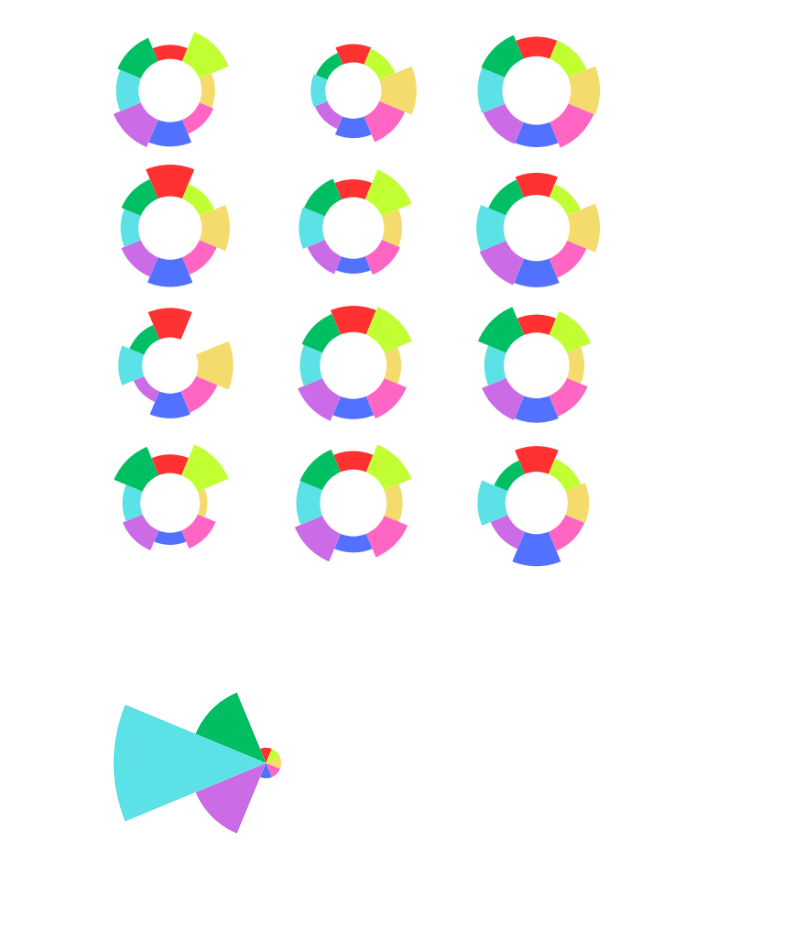
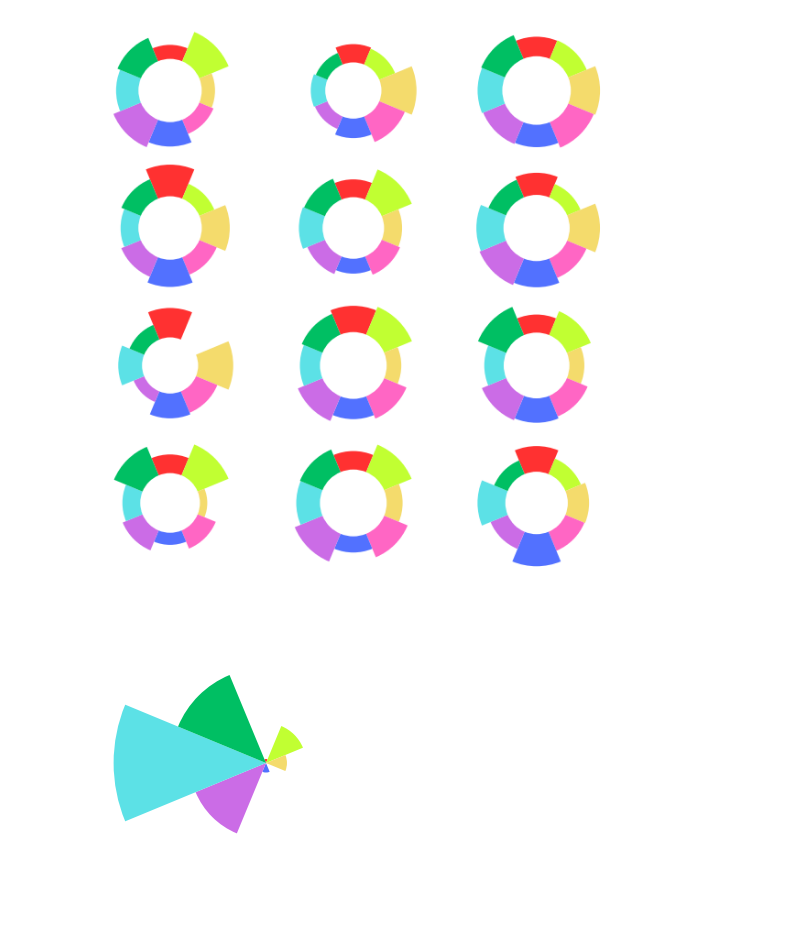
Before and after one commit to voytekresearch/alpha_aperiodic_wm, a Jupyter notebook: code/figs.ipynb, the cells around one changed output. Drawn from its saved outputs; the diff is of its cells as text; code cells hidden in the pictures.

Commit message:
Plot IEM slope for example channel response

```diff
--- a/code/figs.ipynb
+++ b/code/figs.ipynb
@@ -358,12 +370,18 @@ plt.savefig('../figs/iem_channel_weights.png', dpi=300, bbox_inches='tight')
 # %% [output]
 [figure]
 # %%
+# Make figure
 n_rows, n_columns = 4, 3
 fig = plt.figure(constrained_layout=True, figsize=(6, 6))
 gs = fig.add_gridspec(n_rows, n_columns)
+
+# Define bins and calculate inverse for channel weights
 bins = np.linspace(np.pi / 2, -3/2 * np.pi, len(colors) + 1)[:-1]
 weights_inv = np.linalg.inv(weights.T @ weights) @ weights.T
-weights_inv = (weights_inv - np.min(weights_inv)) / (np.max(weights_inv) - np.min(weights_inv))
+weights_inv = (weights_inv - np.min(weights_inv)) / (
+    np.max(weights_inv) - np.min(weights_inv))
+
+# Make rose plot for each set of inverted weights
 for i in range(n_rows * n_columns):
     ax = fig.add_subplot(gs[i], polar=True)
     for bin, weight_inv, c in zip(bins, weights_inv[:, i], colors):
@@ -373,13 +391,19 @@ plt.savefig('../figs/iem_channel_inverse.png', dpi=300, bbox_inches='tight')
 # %% [output]
 [figure]
 # %%
+# Make figure
 fig = plt.figure(figsize=(4, 4))
 ax = fig.add_axes([0.1, 0.1, 0.8, 0.8], polar=True)
+
+# Define bins and amplitudes
 bins = np.linspace(np.pi / 2, -3/2 * np.pi, 9)[:-1]
-amps = [0.1, 0.1, 0.1, 0.1, 0.1, 0.5, 1, 0.5]
+amps = [0.021, 0.21, 0.11, 0.0, 0.05, 0.4, 0.8, 0.5]
+
+# Make rose plot
 for bin, amp, c in zip(bins, amps, colors):
     ax.bar(bin, amp, width=bins[1]-bins[0], color=c)
 ax.axis('off')
-plt.savefig('../figs/predicted_channel_response.png', dpi=300, bbox_inches='tight')
+plt.savefig(
+    '../figs/predicted_channel_response.png', dpi=300, bbox_inches='tight')
 # %% [output]
-[figure, old version]
+[figure, new version]
```
Also changed, not shown: parts of 6 cells of this notebook, 2 other files.
